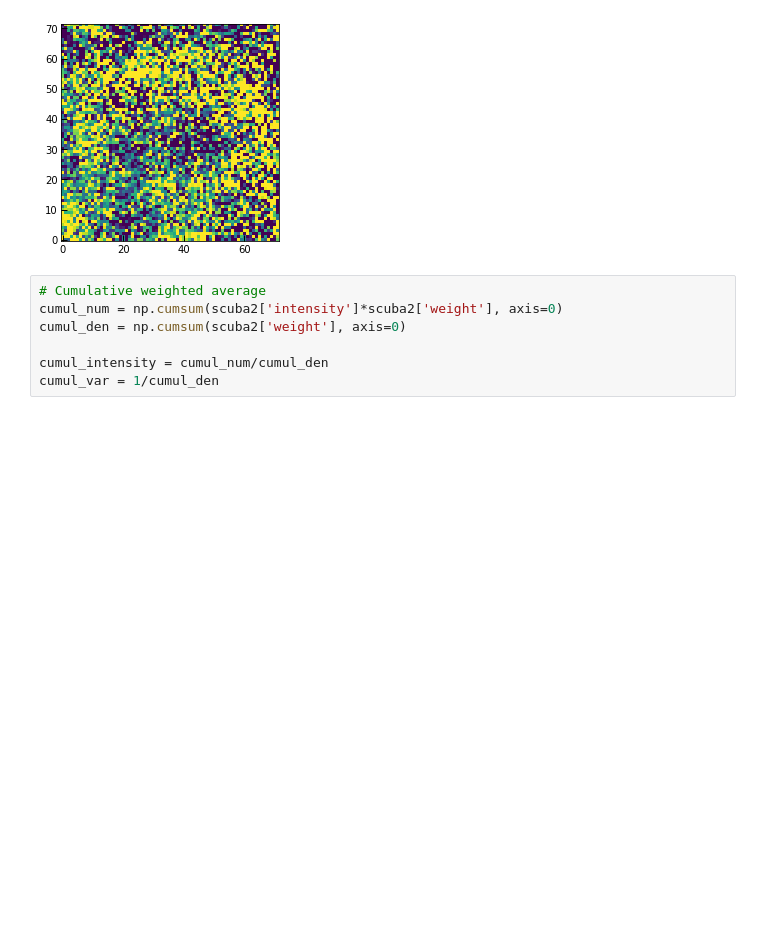
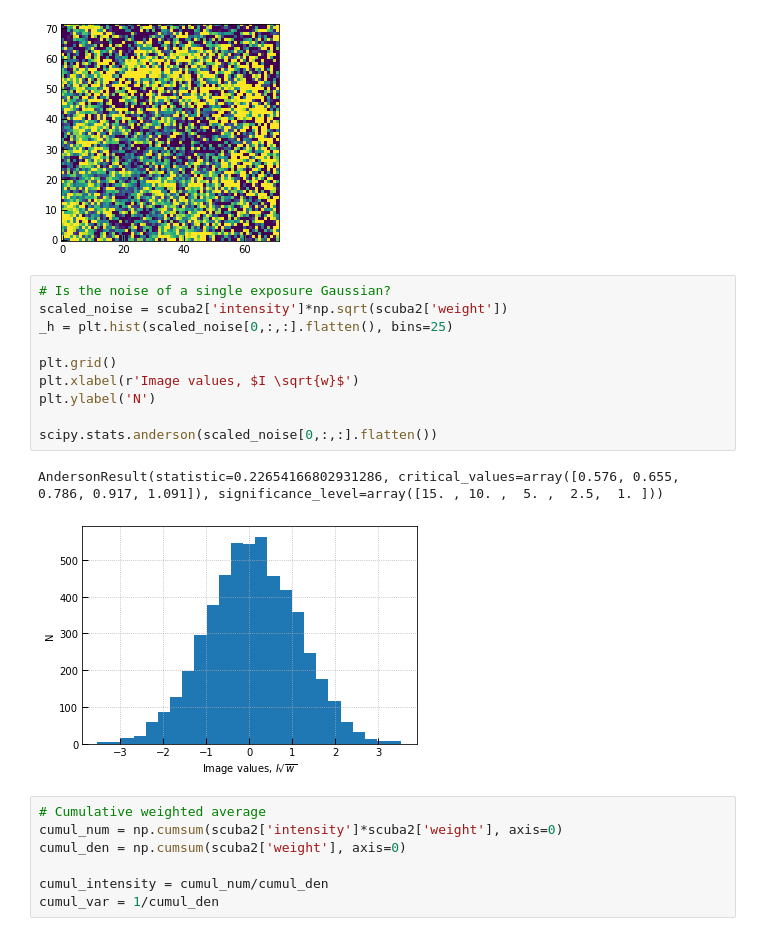
Before and after one commit to gbrammer/AppliedStats2021, a Jupyter notebook: AppliedStats-GalaxyImages.ipynb, the cells around one changed output. Drawn from its saved outputs; the diff is of its cells as text; blank space fills up the shorter version.

```diff
--- a/AppliedStats-GalaxyImages.ipynb
+++ b/AppliedStats-GalaxyImages.ipynb
@@ -98,6 +98,19 @@ plt.imshow(scuba2['intensity'][0,:,:], vmin=-10, vmax=10)
 # %% [output]
 <matplotlib.image.AxesImage at 0x...>
 [figure]
+# %%
+# Is the noise of a single exposure Gaussian?
+scaled_noise = scuba2['intensity']*np.sqrt(scuba2['weight'])
+_h = plt.hist(scaled_noise[0,:,:].flatten(), bins=25)
+
+plt.grid()
+plt.xlabel(r'Image values, $I \sqrt{w}$')
+plt.ylabel('N')
+
+scipy.stats.anderson(scaled_noise[0,:,:].flatten())
+# %% [output]
+AndersonResult(statistic=0.22654166802931286, critical_values=array([0.576, 0.655, 0.786, 0.917, 1.091]), significance_level=array([15. , 10. ,  5. ,  2.5,  1. ]))
+[figure, added]
 # %%
 # Cumulative weighted average
 cumul_num = np.cumsum(scuba2['intensity']*scuba2['weight'], axis=0)
```
Also changed, not shown: parts of 14 cells of this notebook, 3 other files.
